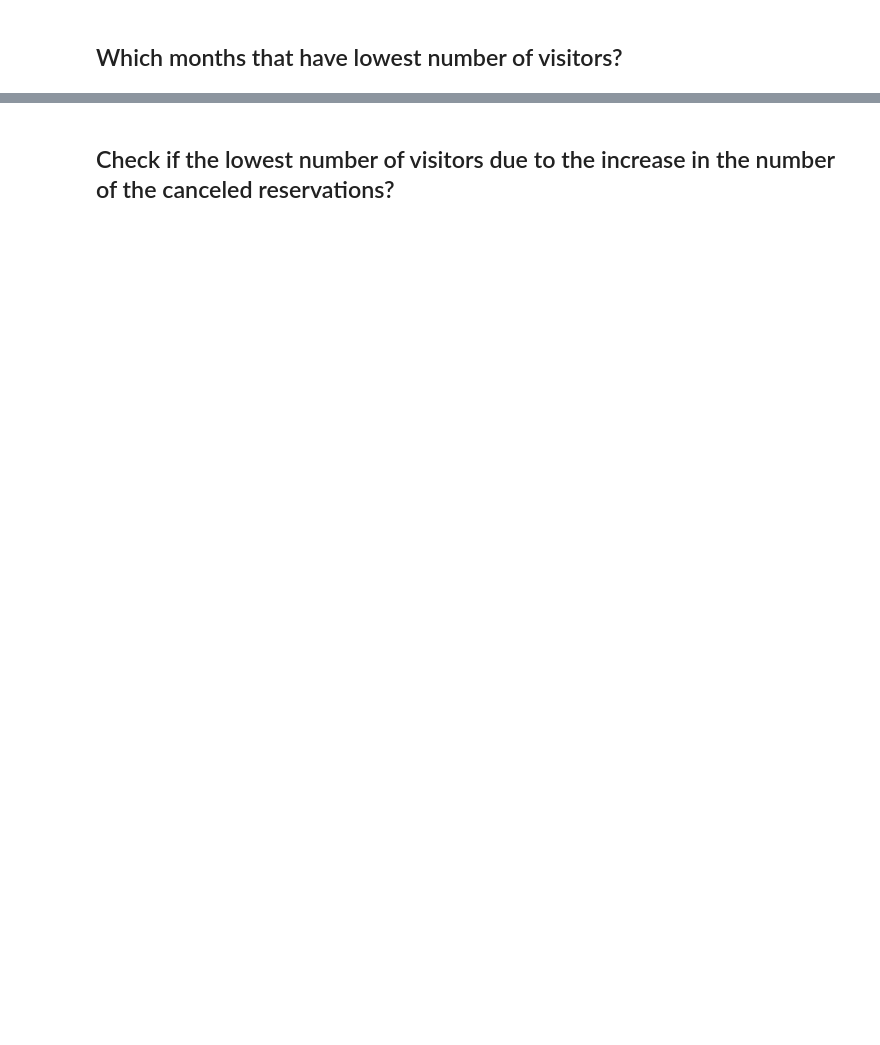
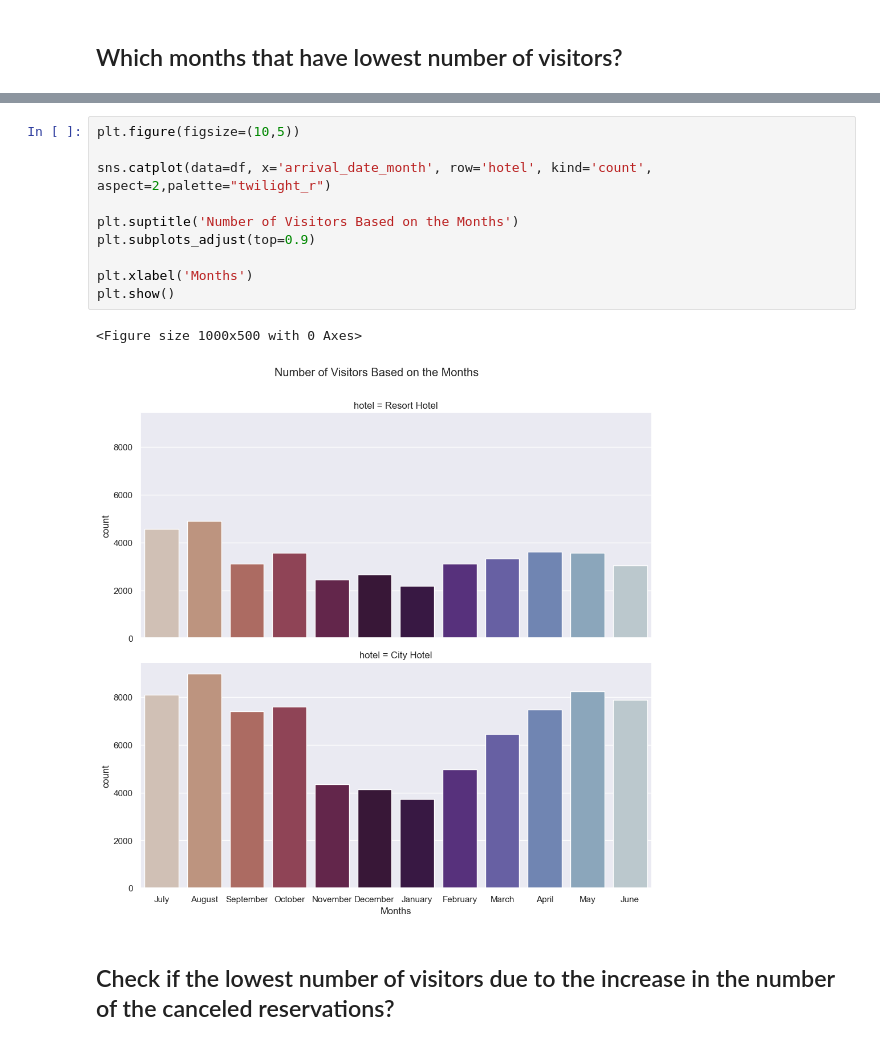
Before and after one commit to Tuwaiq-Data-Science-Bootcamp-V4/PCA-Lab, a Jupyter notebook: CV_Assignment.ipynb, the cells around one changed output, grey strips where cells are left out. Saved outputs shown, nothing was run; the diff lists cells and outputs as text; blank space fills up the shorter version.

```diff
--- a/CV_Assignment.ipynb
+++ b/CV_Assignment.ipynb
@@ -128,2 +166,15 @@ df.describe(include='object')
+# %%
+plt.figure(figsize=(10,5))
+
+sns.catplot(data=df, x='arrival_date_month', row='hotel', kind='count', aspect=2,palette="twilight_r")
+
+plt.suptitle('Number of Visitors Based on the Months')
+plt.subplots_adjust(top=0.9)
+
+plt.xlabel('Months')
+plt.show()
+# %% [output]
+<Figure size 1000x500 with 0 Axes>
+[figure, added]
 # %% [markdown]
 ## Check if the lowest number of visitors due to the increase in the number of the canceled reservations?
```
Also changed, not shown: parts of 25 cells of this notebook.
